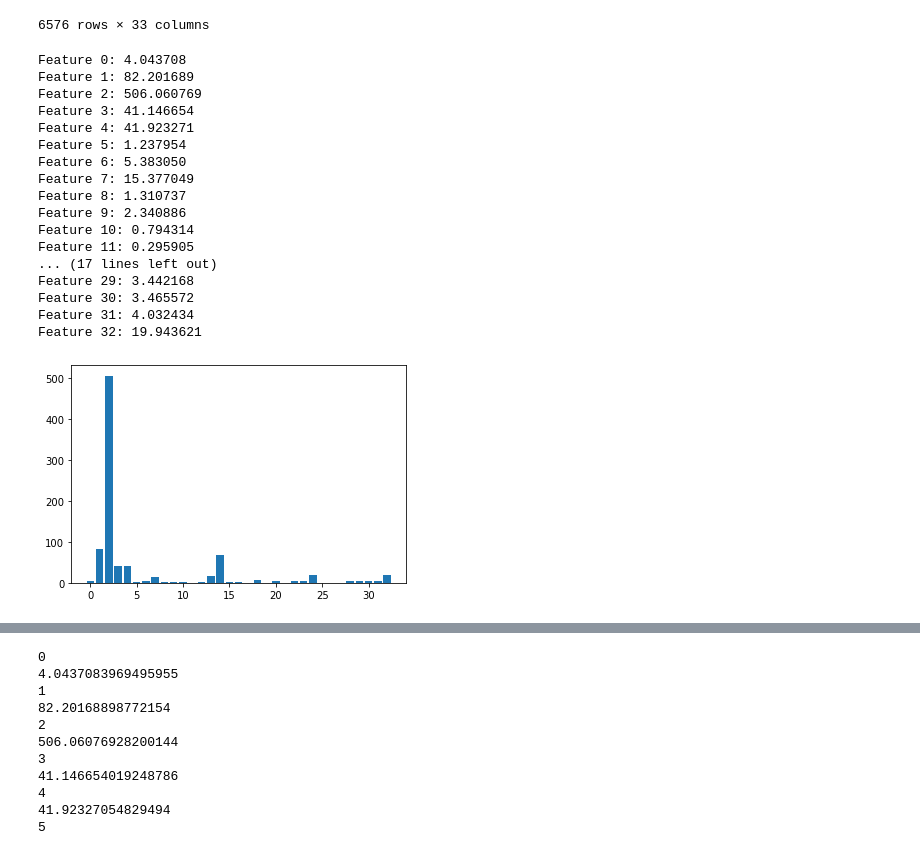
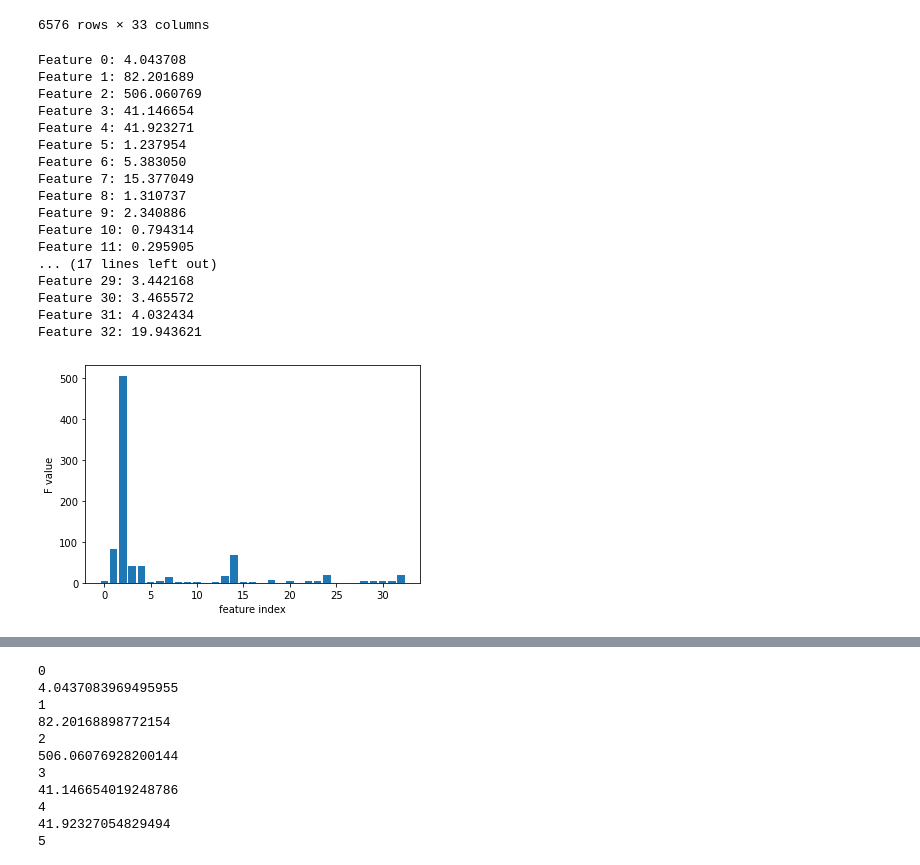
Before and after one commit to kaoutamine/EthereumFraudDetection, a Jupyter notebook: FraudDetectionDataExploration.ipynb, the cells around one changed output, grey strips where cells are left out. Cells and saved outputs as stored; diff of their text form; code cells hidden in the pictures.

```diff
--- a/FraudDetectionDataExploration.ipynb
+++ b/FraudDetectionDataExploration.ipynb
@@ -350,27 +348,29 @@ X_train
 # %%
 X_train_fs, X_test_fs, fs = select_features(X_train, y_train, X_test)
 # what are scores for the features
 for i in range(len(fs.scores_)):
     print('Feature %d: %f' % (i, fs.scores_[i]))
 # plot the scores
 pyplot.bar([i for i in range(len(fs.scores_))], fs.scores_)
+pyplot.xlabel("feature index")
+pyplot.ylabel("F value")
 pyplot.show()
 # %% [output]
 Feature 0: 4.043708
 Feature 1: 82.201689
 Feature 2: 506.060769
 Feature 3: 41.146654
 Feature 4: 41.923271
 Feature 5: 1.237954
 Feature 6: 5.383050
 Feature 7: 15.377049
 Feature 8: 1.310737
 Feature 9: 2.340886
 Feature 10: 0.794314
 Feature 11: 0.295905
 ... (17 lines left out)
 Feature 29: 3.442168
 Feature 30: 3.465572
 Feature 31: 4.032434
 Feature 32: 19.943621
-[figure, old version]
+[figure, new version]
```
Also changed, not shown: parts of 4 cells of this notebook, 2 other files.
